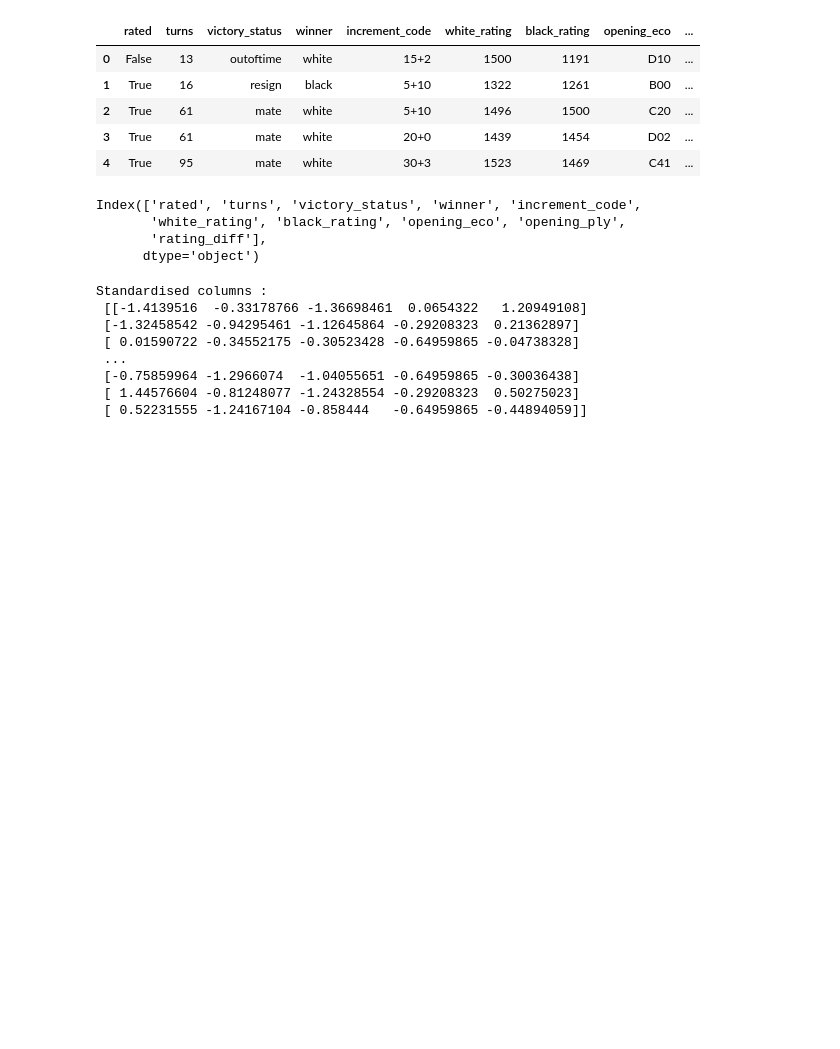
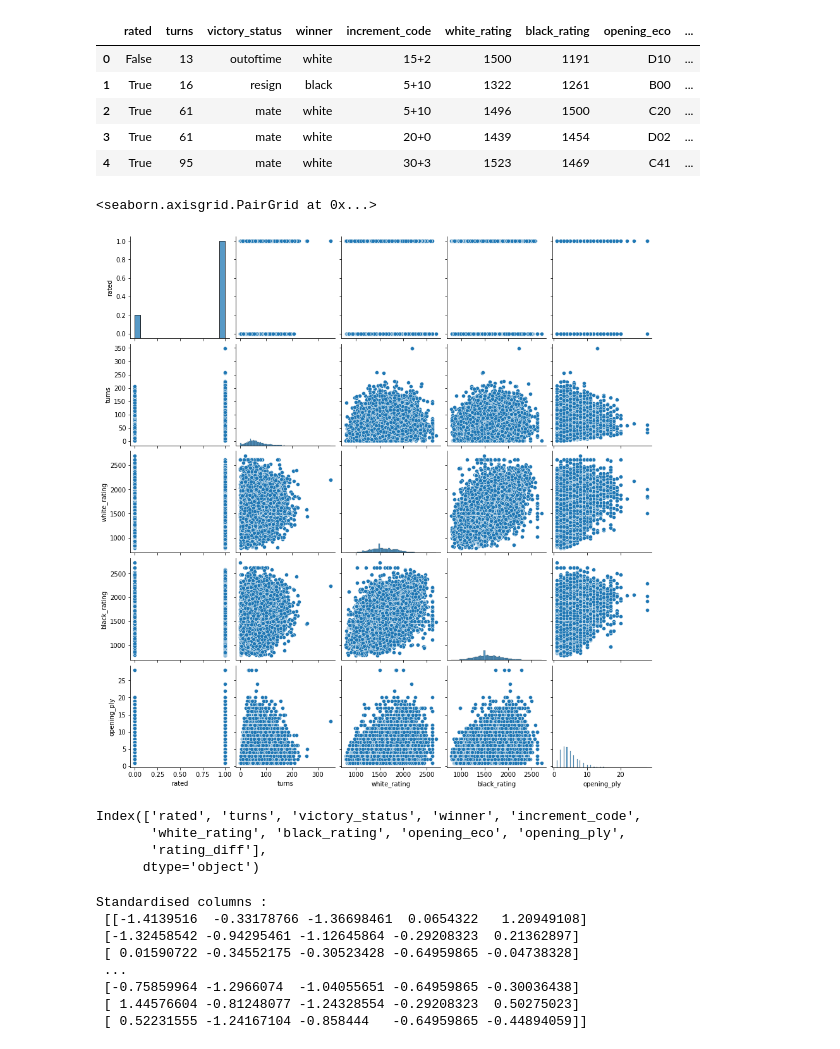
Before and after one commit to Gail529/chess_ML, a Jupyter notebook: bagging.ipynb, the cells around one changed output. Drawn from its saved outputs; the diff is of its cells as text; code cells hidden in the pictures; blank space fills up the shorter version.

```diff
--- a/bagging.ipynb
+++ b/bagging.ipynb
@@ -47,6 +56,11 @@ data.head()
 | 2 | True | 61 | mate | white | 5+10 | 1496 | 1500 | C20 | ... |
 | 3 | True | 61 | mate | white | 20+0 | 1439 | 1454 | D02 | ... |
 | 4 | True | 95 | mate | white | 30+3 | 1523 | 1469 | C41 | ... |
+# %%
+sns.pairplot(data)
+# %% [output]
+<seaborn.axisgrid.PairGrid at 0x...>
+[figure, added]
 # %%
 data['rating_diff'] = data['white_rating']-data['black_rating']
 data.columns
```
Also changed, not shown: parts of 18 cells of this notebook.
